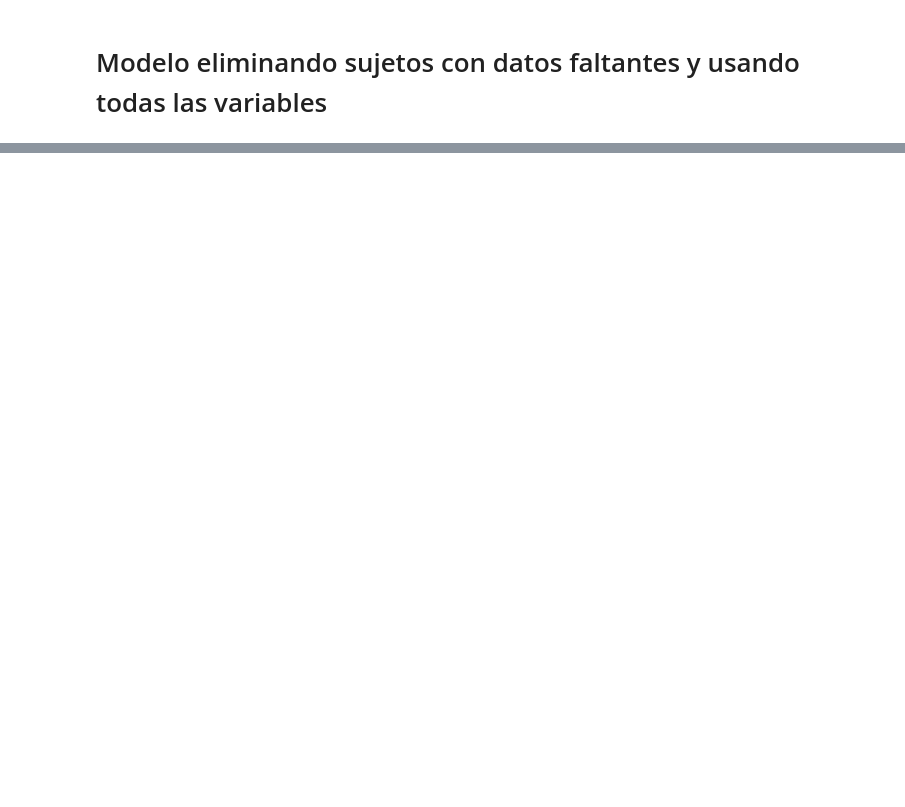
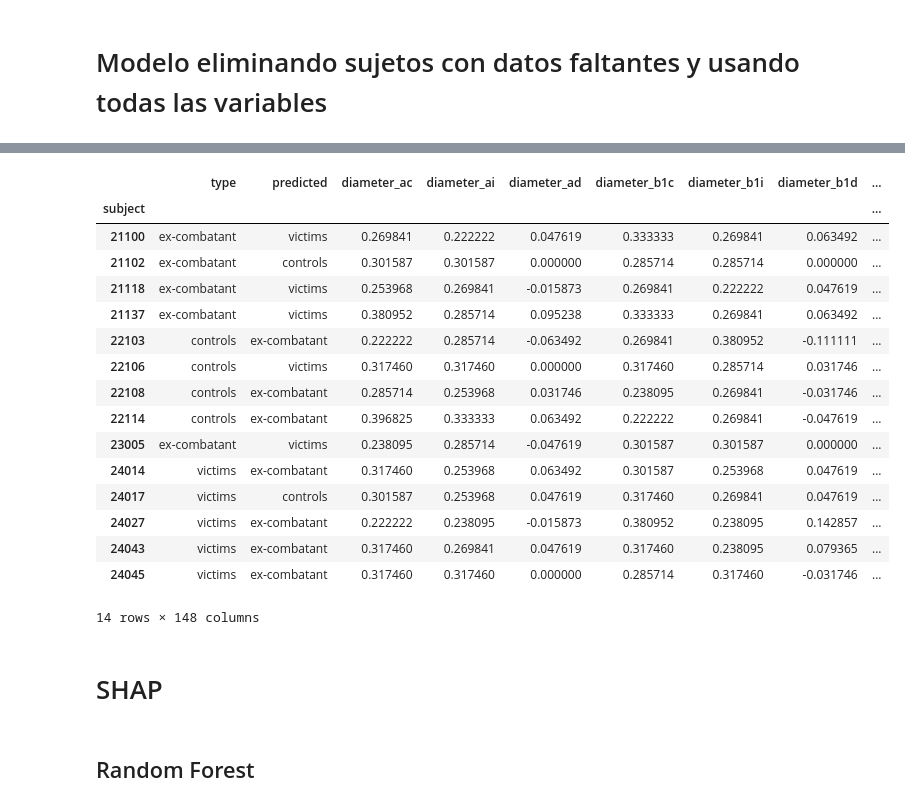
Before and after one commit to jhquiza/EEG_IAT, a Jupyter notebook: Modelos clasificación conectividad grupos de actores.ipynb, the cells around one changed output, grey strips where cells are left out. Drawn from its saved outputs; the diff is of its cells as text; code cells hidden in the pictures; blank space fills up the shorter version.

Commit message:
Adición análisis SHAP.

```diff
--- a/Modelos clasificación conectividad grupos de actores.ipynb
+++ b/Modelos clasificación conectividad grupos de actores.ipynb
@@ -299,0 +723,16 @@ datos_errados.to_csv('errores_clasificación_atributos_seleccionados_pt.csv')
+# %%
+# Mejor modelo XGBoost PT
+params = {'colsample_bytree': 0.9924499363730269, 'eta': 0.46201686419017307, 'max_depth': 8, 'n_estimators': 57,
+          'subsample': 0.7050140622206494}
+continuas_cols = X_train.select_dtypes(include=['float64']).columns.to_list()
+discretas_cols = X_train.select_dtypes(include=['int64']).columns.to_list()
+preprocessor = ColumnTransformer([('pt', PowerTransformer(), continuas_cols),
+                                    ('min_max', MinMaxScaler(), discretas_cols)], remainder='passthrough')
+X_train_pt = preprocessor.fit_transform(X_train)
+X_test_pt = preprocessor.transform(X_test)
+model_xgpt = XGBClassifier(**params)
+scores = cross_val_score(estimator = model_xgpt, X= X_train_pt, y= y_train_label, scoring='f1_weighted', cv=5)
+print('mean val score: ', scores.mean())
+print('std val score: ', scores.std())
+model_fit_xgpt = model_xgpt.fit(X_train_pt, y_train_label)
+print('test score: ',model_fit_xgpt.score(X_test_pt, y_test_label))
@@ -299,0 +793,4 @@ datos_errados.to_csv('errores_clasificación_atributos_seleccionados_pt.csv')
+# %%
+X_train_pt_df = pd.DataFrame(data=X_train_pt, columns=X_train.columns, index=X_train.index)
+X_test_pt_df = pd.DataFrame(data=X_test_pt, columns=X_test.columns, index=X_test.index)
+X_train_pt_df.head()
@@ -299,0 +805,26 @@ datos_errados.to_csv('errores_clasificación_atributos_seleccionados_pt.csv')
+# %%
+df_errados = ml.errores(model=model_xgpt, label='type', X_train=X_train_pt_df, y_train=y_train,
+                        X_test=X_test_pt_df, y_test=y_test)
+datos_errados = pd.merge(df_errados, data_all, how='inner', left_index=True, right_index=True)
+datos_errados.rename(columns={'type_x':'type'}, inplace=True)
+datos_errados = datos_errados.drop(['type_y'], axis=1)
+datos_errados = datos_errados.sort_index()
+datos_errados
+# %% [output]
+|  | type | predicted | diameter_ac | diameter_ai | diameter_ad | diameter_b1c | diameter_b1i | diameter_b1d | ... |
+| subject |  |  |  |  |  |  |  |  | ... |
+| 21100 | ex-combatant | victims | 0.269841 | 0.222222 | 0.047619 | 0.333333 | 0.269841 | 0.063492 | ... |
+| 21102 | ex-combatant | controls | 0.301587 | 0.301587 | 0.000000 | 0.285714 | 0.285714 | 0.000000 | ... |
+| 21118 | ex-combatant | victims | 0.253968 | 0.269841 | -0.015873 | 0.269841 | 0.222222 | 0.047619 | ... |
+| 21137 | ex-combatant | victims | 0.380952 | 0.285714 | 0.095238 | 0.333333 | 0.269841 | 0.063492 | ... |
+| 22103 | controls | ex-combatant | 0.222222 | 0.285714 | -0.063492 | 0.269841 | 0.380952 | -0.111111 | ... |
+| 22106 | controls | victims | 0.317460 | 0.317460 | 0.000000 | 0.317460 | 0.285714 | 0.031746 | ... |
+| 22108 | controls | ex-combatant | 0.285714 | 0.253968 | 0.031746 | 0.238095 | 0.269841 | -0.031746 | ... |
+| 22114 | controls | ex-combatant | 0.396825 | 0.333333 | 0.063492 | 0.222222 | 0.269841 | -0.047619 | ... |
+| 23005 | ex-combatant | victims | 0.238095 | 0.285714 | -0.047619 | 0.301587 | 0.301587 | 0.000000 | ... |
+| 24014 | victims | ex-combatant | 0.317460 | 0.253968 | 0.063492 | 0.301587 | 0.253968 | 0.047619 | ... |
+| 24017 | victims | controls | 0.301587 | 0.253968 | 0.047619 | 0.317460 | 0.269841 | 0.047619 | ... |
+| 24027 | victims | ex-combatant | 0.222222 | 0.238095 | -0.015873 | 0.380952 | 0.238095 | 0.142857 | ... |
+| 24043 | victims | ex-combatant | 0.317460 | 0.269841 | 0.047619 | 0.317460 | 0.238095 | 0.079365 | ... |
+| 24045 | victims | ex-combatant | 0.317460 | 0.317460 | 0.000000 | 0.285714 | 0.317460 | -0.031746 | ... |
+14 rows × 148 columns
@@ -299,0 +833,4 @@ datos_errados.to_csv('errores_clasificación_atributos_seleccionados_pt.csv')
+# %% [markdown]
+# SHAP
+# %% [markdown]
+## Random Forest
```
Also changed, not shown: parts of 129 cells of this notebook, 1 other file.
